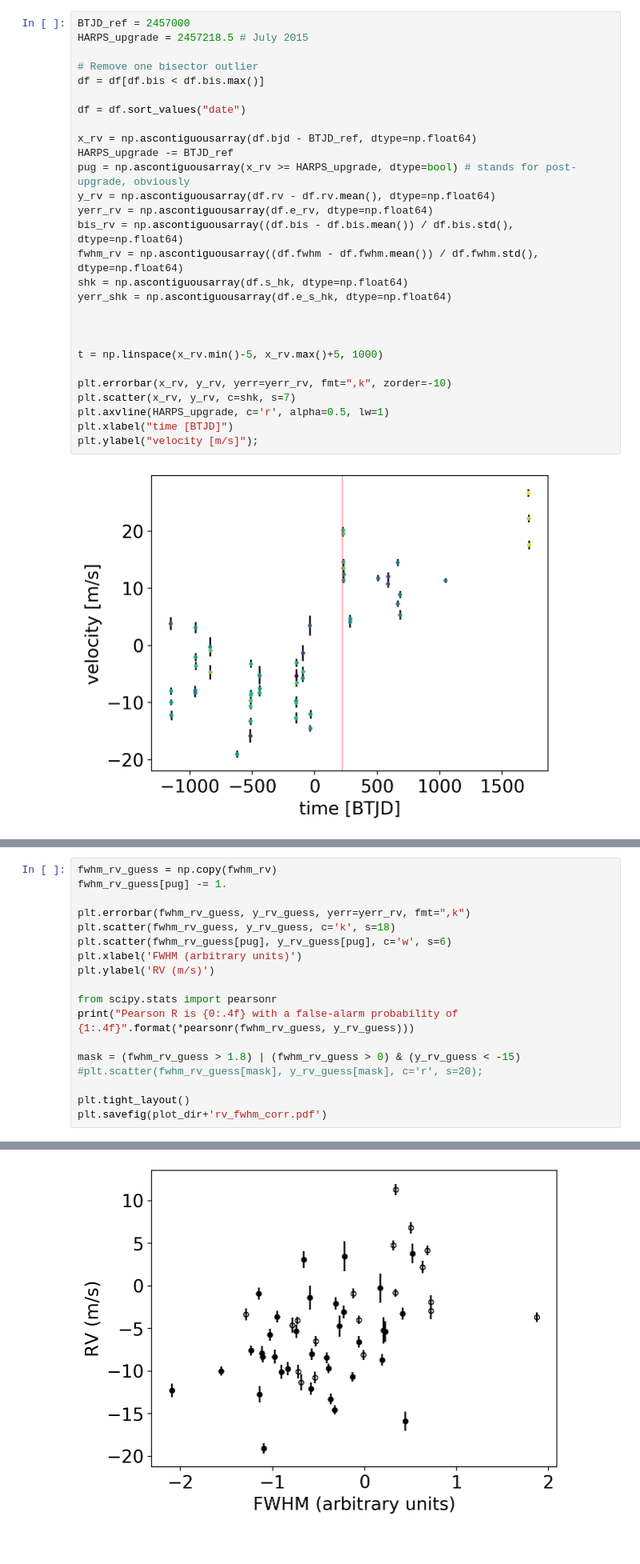
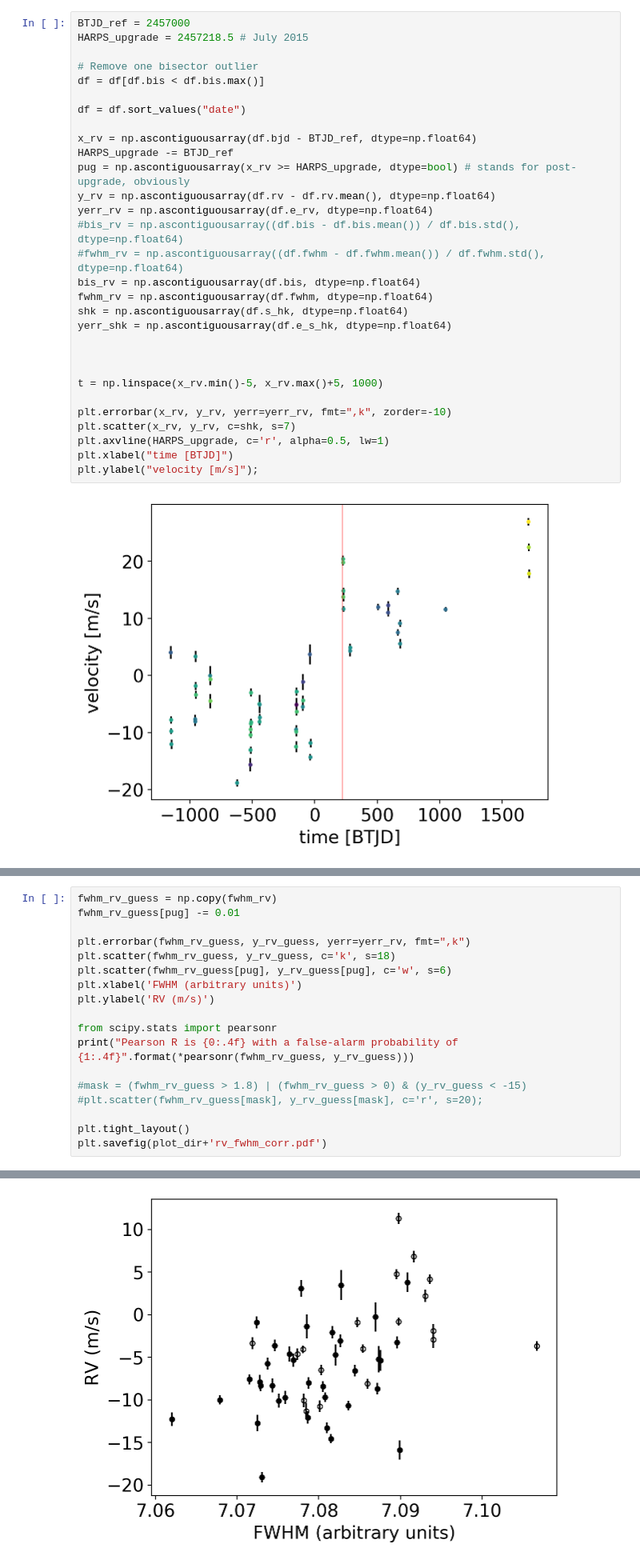
Before and after one commit to megbedell/tesstwin, a Jupyter notebook: notebooks/exoplanet/rv_fit.ipynb, the cells around one changed output, grey strips where cells are left out. Shown at 80% size. Drawn from its saved outputs; the diff is of its cells as text.

```diff
--- a/notebooks/exoplanet/rv_fit.ipynb
+++ b/notebooks/exoplanet/rv_fit.ipynb
@@ -47,8 +58,10 @@ HARPS_upgrade -= BTJD_ref
 pug = np.ascontiguousarray(x_rv >= HARPS_upgrade, dtype=bool) # stands for post-upgrade, obviously
 y_rv = np.ascontiguousarray(df.rv - df.rv.mean(), dtype=np.float64)
 yerr_rv = np.ascontiguousarray(df.e_rv, dtype=np.float64)
-bis_rv = np.ascontiguousarray((df.bis - df.bis.mean()) / df.bis.std(), dtype=np.float64)
-fwhm_rv = np.ascontiguousarray((df.fwhm - df.fwhm.mean()) / df.fwhm.std(), dtype=np.float64)
+#bis_rv = np.ascontiguousarray((df.bis - df.bis.mean()) / df.bis.std(), dtype=np.float64)
+#fwhm_rv = np.ascontiguousarray((df.fwhm - df.fwhm.mean()) / df.fwhm.std(), dtype=np.float64)
+bis_rv = np.ascontiguousarray(df.bis, dtype=np.float64)
+fwhm_rv = np.ascontiguousarray(df.fwhm, dtype=np.float64)
 shk = np.ascontiguousarray(df.s_hk, dtype=np.float64)
 yerr_shk = np.ascontiguousarray(df.e_s_hk, dtype=np.float64)
 
@@ -124,6 +212,6 @@ peaks at:
 # %%
 fwhm_rv_guess = np.copy(fwhm_rv)
-fwhm_rv_guess[pug] -= 1.
+fwhm_rv_guess[pug] -= 0.01
 
 plt.errorbar(fwhm_rv_guess, y_rv_guess, yerr=yerr_rv, fmt=",k")
 plt.scatter(fwhm_rv_guess, y_rv_guess, c='k', s=18)
@@ -134,7 +222,7 @@ plt.ylabel('RV (m/s)')
 from scipy.stats import pearsonr
 print("Pearson R is {0:.4f} with a false-alarm probability of {1:.4f}".format(*pearsonr(fwhm_rv_guess, y_rv_guess)))
 
-mask = (fwhm_rv_guess > 1.8) | (fwhm_rv_guess > 0) & (y_rv_guess < -15)
+#mask = (fwhm_rv_guess > 1.8) | (fwhm_rv_guess > 0) & (y_rv_guess < -15)
 #plt.scatter(fwhm_rv_guess[mask], y_rv_guess[mask], c='r', s=20);
 
 plt.tight_layout()
@@ -144,4 +232,4 @@ Pearson R is 0.4587 with a false-alarm probability of 0.0004
-[figure, old version]
+[figure, new version]
 # %%
 ls = LombScargle(x_rv, fwhm_rv_guess)
 freq, power = ls.autopower(minimum_frequency=1.e-4,
```
Also changed, not shown: parts of 33 cells of this notebook, 4 other files.
